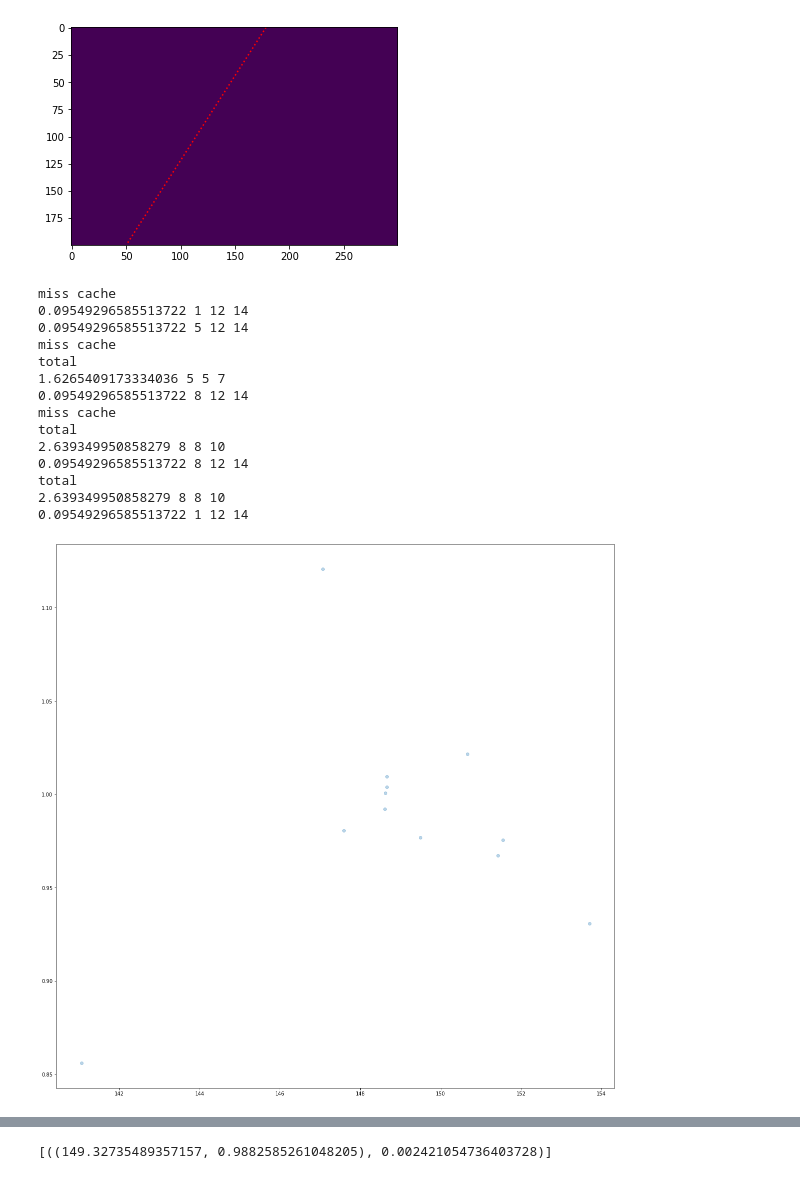
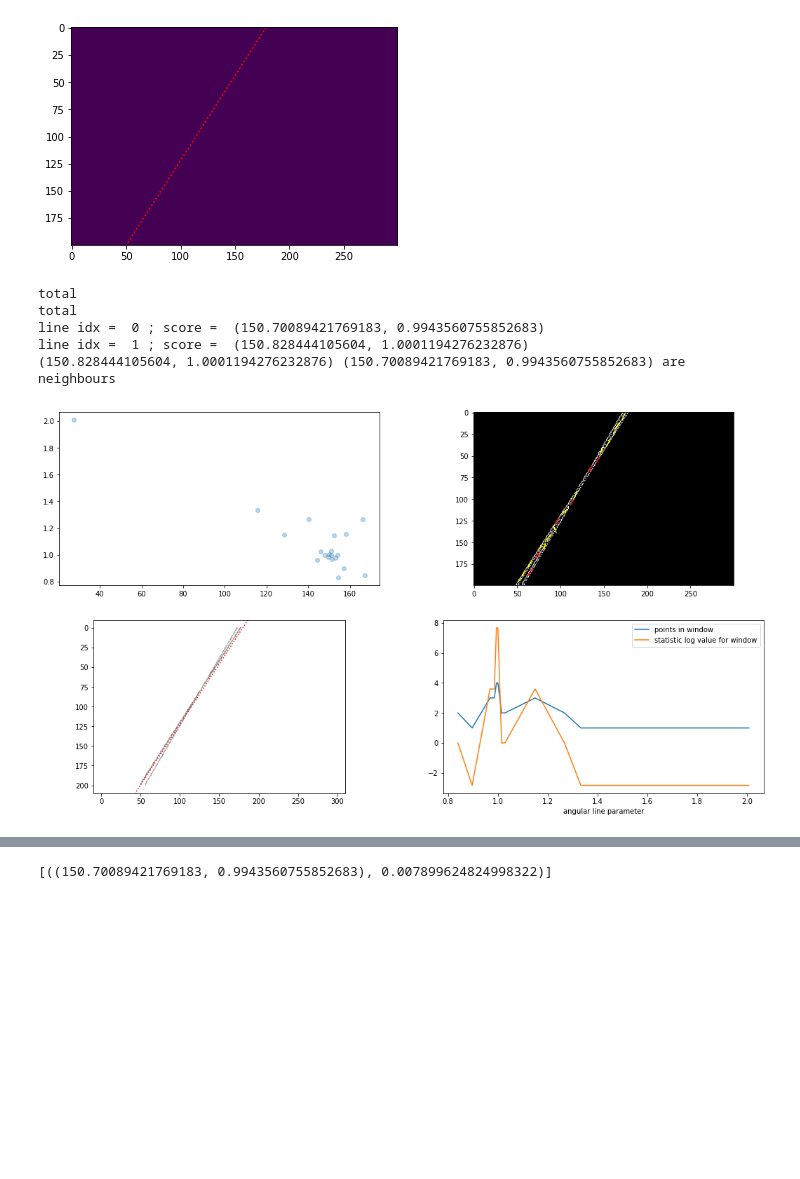
Before and after one commit to Derrior/noisy-line, a Jupyter notebook: src/tests.ipynb, the cells around one changed output, grey strips where cells are left out. Cells and saved outputs as stored; diff of their text form; code cells hidden in the pictures; blank space fills up the shorter version.

```diff
--- a/src/tests.ipynb
+++ b/src/tests.ipynb
@@ -21,3 +24,6 @@ def is_same(a, b, eps = 1e-3, w=[1e-3, 1]):
     for i in range(len(a)):
         result += w[i] * abs(a[i] - b[i])
     return result < eps
+# %%
+img = generate_image([Line(200, -0.06, 1, 0)], h=250, w=300)
+plt.imshow(img)
@@ -23,0 +33,10 @@ def is_same(a, b, eps = 1e-3, w=[1e-3, 1]):
+# %%
+#img = generate_image([Line(150, 1, 1, 0)])
+clustering = TreeClustering(alpha=0.0001, rescale=sum(img.shape) / (4 * pi), cutting_dist=0.04)
+exp_data = run_exp(img, grid_size=10,
+                   polarization_method=MaxComponentInertionPolarization(5),
+                   peak_detection_method=clustering, lines_count=2)
+exp_data.visualize(compact=True)
+
+print(clustering.result, len(clustering.point_list))
+clustering.visualize_clusters()
@@ -103,28 +183,27 @@ draw_r_phi((150, 1))
 # %%
 """
 Testing line detection
 """
 def test_one_line(r, phi):
     img = generate_image([Line(r, phi, 1, 0)])
     edge = 255 - img
     exp_data = run_exp(img, polarization_method=MaxComponentInertionPolarization(11))
     exp_data.visualize(compact=False)
     print(exp_data.filtered_lines)
 
-test_one_line(150, 1)
+def test_two_lines(l1, l2):
+    img = generate_image([Line(*l1, 1, 0), Line(*l2, 1, 0)])
+    edge = 255 - img
+    exp_data = run_exp(img, grid_size=10, polarization_method=MaxComponentInertionPolarization(2), peak_detection_method=NausWallenstein(0.01))
+    exp_data.visualize(compact=True)
+    print(exp_data.filtered_lines)
+
+#test_one_line(150, 1)
+test_two_lines((150, 1), (150, 1.04))
 # %% [output]
-miss cache
-0.09549296585513722 1 12 14
-0.09549296585513722 5 12 14
-miss cache
 total
-1.6265409173334036 5 5 7
-0.09549296585513722 8 12 14
-miss cache
 total
-2.639349950858279 8 8 10
-0.09549296585513722 8 12 14
-total
-2.639349950858279 8 8 10
-0.09549296585513722 1 12 14
+line idx =  0 ; score =  (150.70089421769183, 0.9943560755852683)
+line idx =  1 ; score =  (150.828444105604, 1.0001194276232876)
+(150.828444105604, 1.0001194276232876) (150.70089421769183, 0.9943560755852683) are neighbours
-[figure, old version]
+[figure, new version]
@@ -134,4 +210,4 @@ total
-[((149.32735489357157, 0.9882585261048205), 0.002421054736403728)]
+[((150.70089421769183, 0.9943560755852683), 0.007899624824998322)]
 # %%
 def count_line_error(l1, l2):
     return abs(l1[0] - l2[0]), min(abs(l1[1] - l2[1]), abs(abs(l1[1] - l2[1]) - 2 * pi))
```
Also changed, not shown: parts of 14 cells of this notebook, 7 other files.
